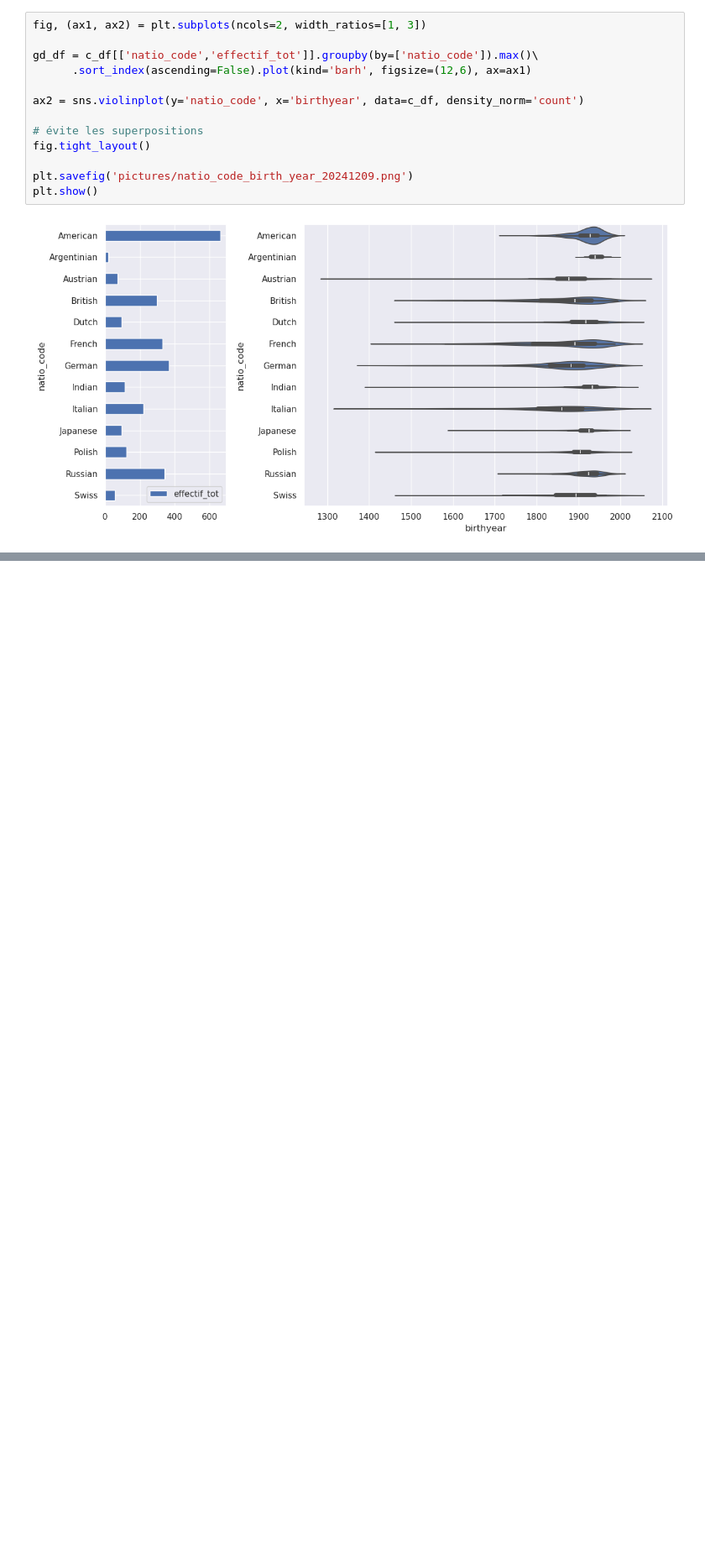
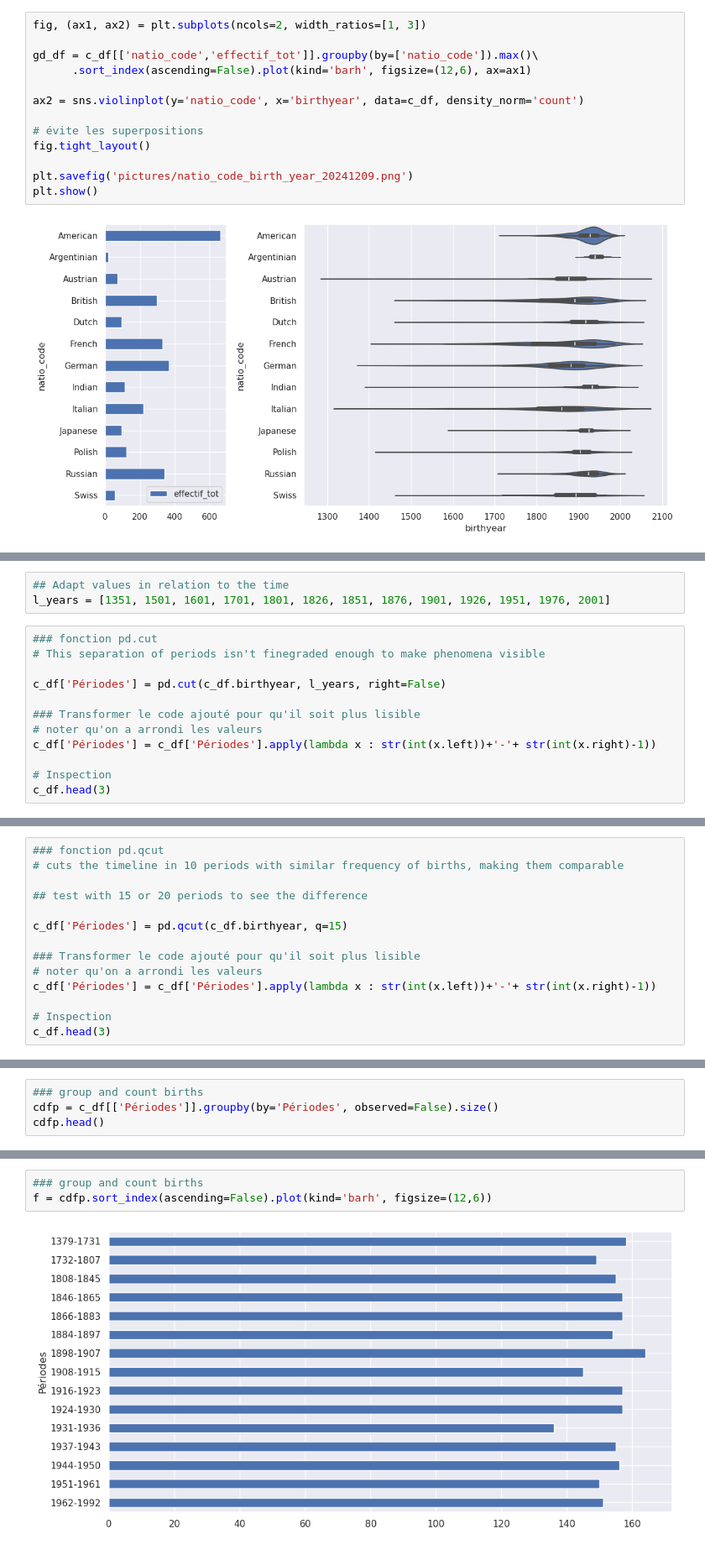
Before and after one commit to Chiodo53/astronomers, a Jupyter notebook: notebooks_jupyter/dbpedia_exploration/dpb_countries_births.ipynb, the cells around one changed output, grey strips where cells are left out. Shown at 84% size. Saved outputs shown, nothing was run; the diff lists cells and outputs as text; blank space fills up the shorter version.

```diff
--- a/notebooks_jupyter/dbpedia_exploration/dpb_countries_births.ipynb
+++ b/notebooks_jupyter/dbpedia_exploration/dpb_countries_births.ipynb
@@ -143,0 +160,15 @@ plt.show()
+# %%
+## Adapt values in relation to the time
+l_years = [1351, 1501, 1601, 1701, 1801, 1826, 1851, 1876, 1901, 1926, 1951, 1976, 2001]
+# %%
+### fonction pd.cut
+# This separation of periods isn't finegraded enough to make phenomena visible
+
+c_df['Périodes'] = pd.cut(c_df.birthyear, l_years, right=False)
+
+### Transformer le code ajouté pour qu'il soit plus lisible
+# noter qu'on a arrondi les valeurs
+c_df['Périodes'] = c_df['Périodes'].apply(lambda x : str(int(x.left))+'-'+ str(int(x.right)-1))
+
+# Inspection
+c_df.head(3)
@@ -143,0 +180,14 @@ plt.show()
+# %%
+### fonction pd.qcut
+# cuts the timeline in 10 periods with similar frequency of births, making them comparable
+
+## test with 15 or 20 periods to see the difference
+
+c_df['Périodes'] = pd.qcut(c_df.birthyear, q=15)
+
+### Transformer le code ajouté pour qu'il soit plus lisible
+# noter qu'on a arrondi les valeurs
+c_df['Périodes'] = c_df['Périodes'].apply(lambda x : str(int(x.left))+'-'+ str(int(x.right)-1))
+
+# Inspection
+c_df.head(3)
@@ -143,0 +199,4 @@ plt.show()
+# %%
+### group and count births
+cdfp = c_df[['Périodes']].groupby(by='Périodes', observed=False).size()
+cdfp.head()
@@ -143,0 +211,5 @@ plt.show()
+# %%
+### group and count births
+f = cdfp.sort_index(ascending=False).plot(kind='barh', figsize=(12,6))
+# %% [output]
+[figure, added]
```
Also changed, not shown: parts of 20 cells of this notebook, 2 other files.
